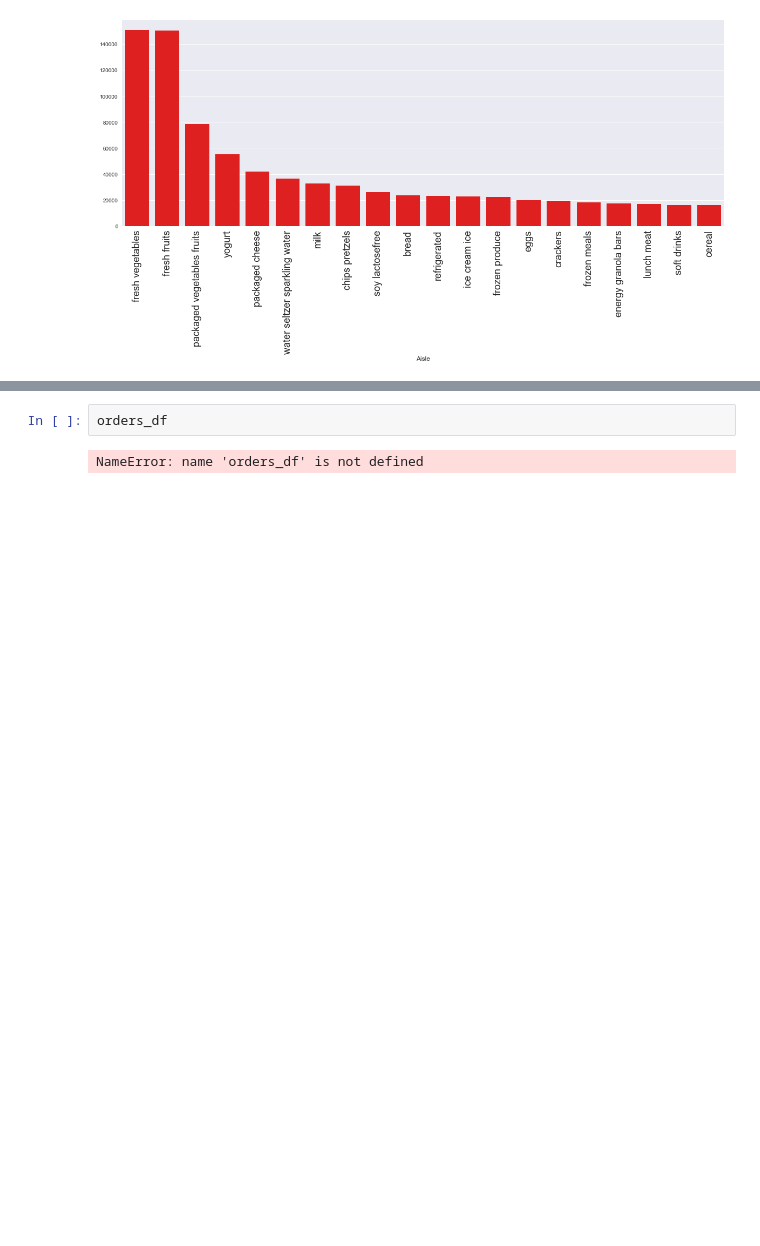
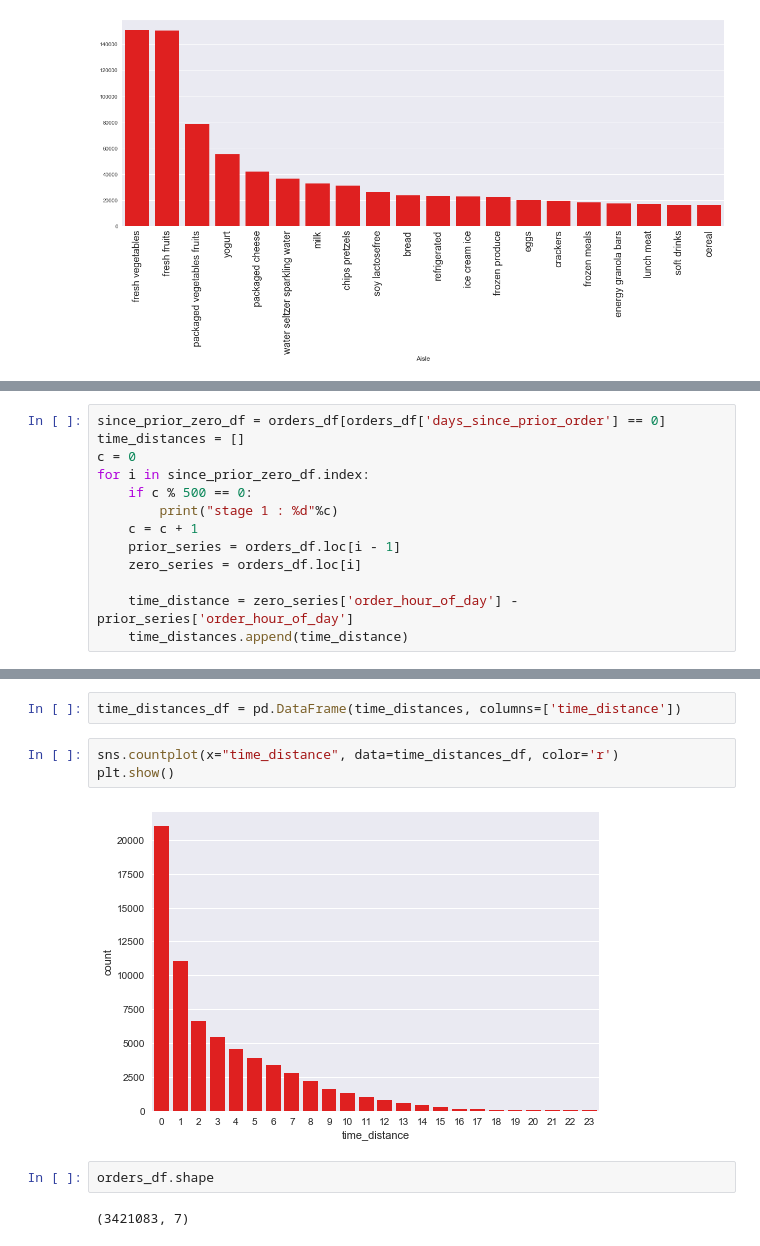
Before and after one commit to AstaTus/Instacar_-Market_Basket_Analysis, a Jupyter notebook: EDA/CommonEDA.ipynb, the cells around one changed output, grey strips where cells are left out. Cells and saved outputs as stored; diff of their text form; blank space fills up the shorter version.

```diff
--- a/EDA/CommonEDA.ipynb
+++ b/EDA/CommonEDA.ipynb
@@ -340,0 +339,13 @@ plt.show()
+# %%
+since_prior_zero_df = orders_df[orders_df['days_since_prior_order'] == 0]
+time_distances = []
+c = 0
+for i in since_prior_zero_df.index:
+    if c % 500 == 0:
+        print("stage 1 : %d"%c)
+    c = c + 1
+    prior_series = orders_df.loc[i - 1]
+    zero_series = orders_df.loc[i]
+
+    time_distance = zero_series['order_hour_of_day'] - prior_series['order_hour_of_day']
+    time_distances.append(time_distance)
@@ -341,4 +370,11 @@ plt.show()
+# %%
+time_distances_df = pd.DataFrame(time_distances, columns=['time_distance'])
+# %%
+sns.countplot(x="time_distance", data=time_distances_df, color='r')
+plt.show()
+# %% [output]
+[figure, added]
 # %%
-orders_df
+orders_df.shape
 # %% [output]
-NameError: name 'orders_df' is not defined
+(3421083, 7)
```
Also changed, not shown: parts of 9 cells of this notebook, 3 other files.
